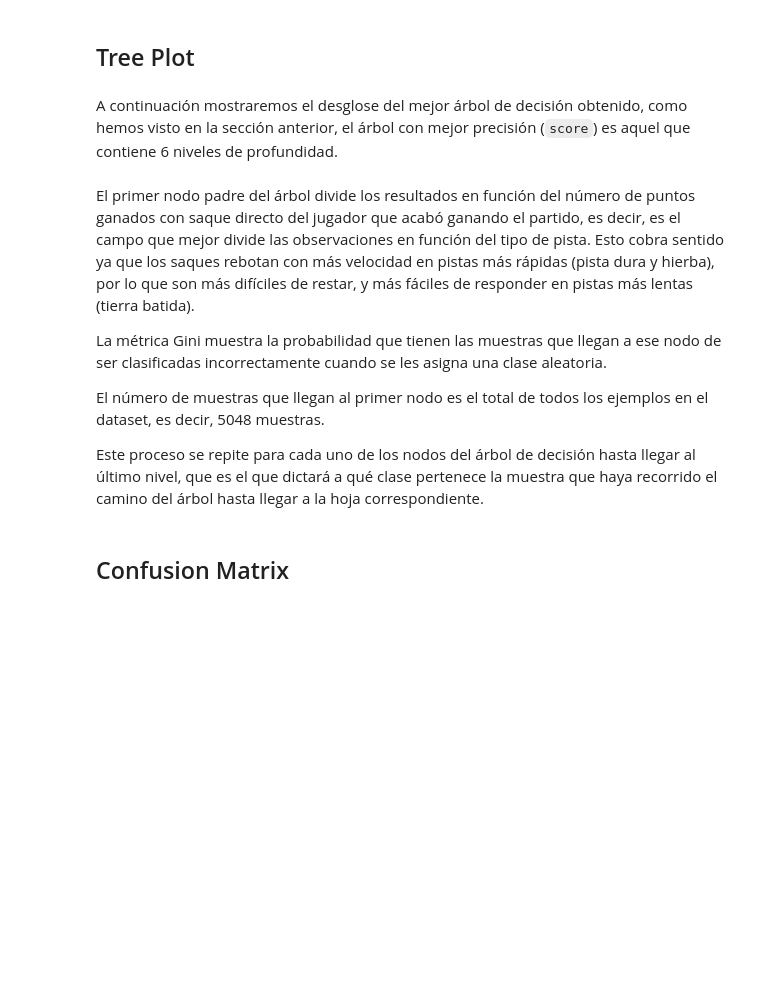
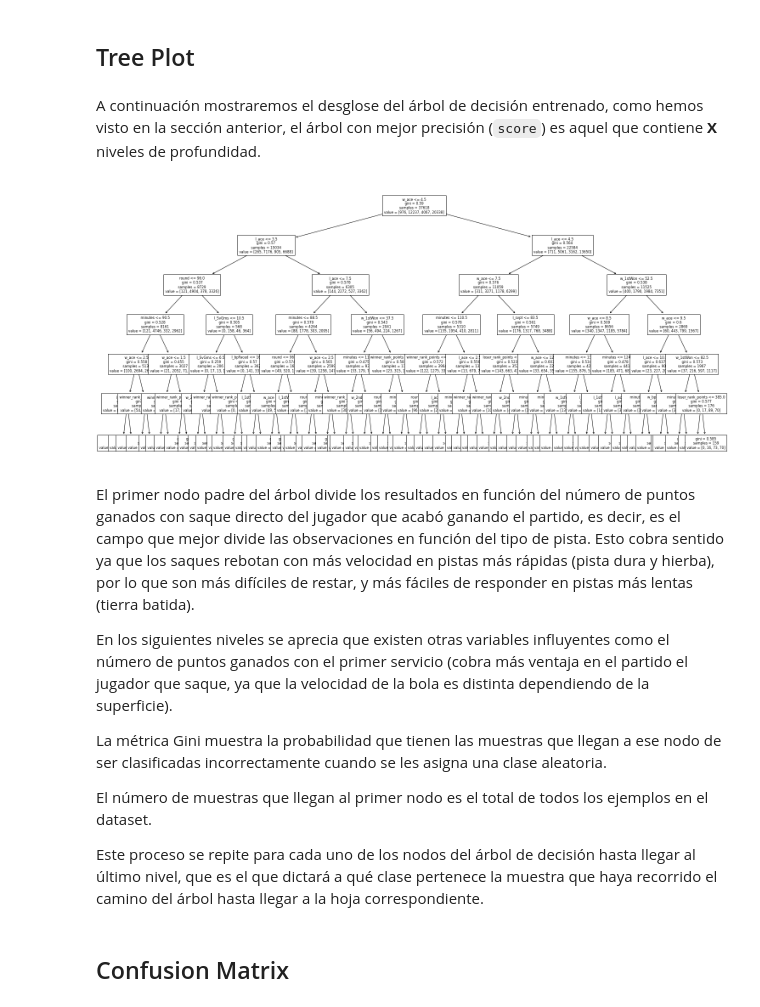
Before and after one commit to luperezsal/DM-Classification-Tree, a Jupyter notebook: Classification.ipynb, the cells around one changed output. Saved outputs shown, nothing was run; the diff lists cells and outputs as text; code cells hidden in the pictures; blank space fills up the shorter version.

```diff
--- a/Classification.ipynb
+++ b/Classification.ipynb
@@ -193,0 +239,4 @@ atp = atp.drop(columns=["surface"])
+# %%
+from imblearn.combine import SMOTEENN
+
+smoteenn = SMOTEENN(random_state = random_state)
@@ -194,3 +245,6 @@ atp = atp.drop(columns=["surface"])
+# %%
+X_testing_smoteenn, y_testing_smoteenn = smoteenn.fit_resample(X_train, y_train)
+y_testing_smoteenn.value_counts()
 # %% [markdown]
 # Decision Tree with CV
 # %% [markdown]
@@ -252,0 +408,24 @@ Done!
+# %%
+from joblib import dump, load
+
+best_model = DecisionTreeClassifier()
+
+best_method = {}
+best_method['Init'] = {}
+best_method['Init']['best_mean_accuracy'] = 0
+
+for resampling_method_name in resampling_methods:
+    resampling_method = resampling_methods[resampling_method_name]
+
+    model_name = resampling_method_name
+    best_mean_accuracy = resampling_method['best_mean_accuracy']
+    best_method_depth  = resampling_method['best_depth']
+
+    model = resampling_method['best_model']
+
+    file_name = f"{TREE_PATH}{model_name}_{best_mean_accuracy}_{best_method_depth}_{MODEL_TIMESTAMP}.joblib"
+    dump(model, file_name)
+
+    if resampling_method['best_mean_accuracy'] > list(best_method.values())[0]['best_mean_accuracy']:
+        best_method = {}
+        best_method[resampling_method_name] = resampling_method
@@ -253,3 +505,10 @@ Done!
+# %%
+best_method_name = list(best_method.keys())[0]
+X_train_sampled, y_train_sampled = do_resampling(best_method_name,
+                                                 X_train,
+                                                 y_train)
+
+best_model = best_method[best_method_name]['best_model'].fit(X_train_sampled, y_train_sampled)
 # %% [markdown]
 Gracias al `random_seed` especificado en el `cross-validation` podemos fijar que el resultado del experimento mantenga que el mejor árbol tenga como profundidad 6 niveles. Esto nos permite mantener los resultados en distintas ejecuciones y poder detallarlos.
 
@@ -259,21 +518,24 @@ En posteriores apartados analizaremos el resto de métricas, como el `recall` o
 # %% [markdown]
 ## Tree Plot
 # %% [markdown]
-A continuación mostraremos el desglose del mejor árbol de decisión obtenido, como hemos visto en la sección anterior, el árbol con mejor precisión (`score`) es aquel que contiene 6 niveles de profundidad.
+A continuación mostraremos el desglose del árbol de decisión entrenado, como hemos visto en la sección anterior, el árbol con mejor precisión (`score`) es aquel que contiene **X** niveles de profundidad.
 # %%
 plt.figure(figsize=(25,12))
-tree_plot = tree.plot_tree(best_model, fontsize=8, feature_names = atp.columns)
+tree_plot = tree.plot_tree(best_model, fontsize = 8, feature_names = X_test.columns)
 
-# Save Confusion Matrix image
 FILE_NAME = f"best_depth_{best_model.get_depth()}_tree_{MODEL_TIMESTAMP}"
 
 plt.savefig(TREE_PATH + FILE_NAME, dpi = resolution)
+# %% [output]
+[figure, added]
 # %% [markdown]
 El primer nodo padre del árbol divide los resultados en función del número de puntos ganados con saque directo del jugador que acabó ganando el partido, es decir, es el campo que mejor divide las observaciones en función del tipo de pista. Esto cobra sentido ya que los saques rebotan con más velocidad en pistas más rápidas (pista dura y hierba), por lo que son más difíciles de restar, y más fáciles de responder en pistas más lentas (tierra batida).
 
+En los siguientes niveles se aprecia que existen otras variables influyentes como el número de puntos ganados con el primer servicio (cobra más ventaja en el partido el jugador que saque, ya que la velocidad de la bola es distinta dependiendo de la superficie).
+
 La métrica Gini muestra la probabilidad que tienen las muestras que llegan a ese nodo de ser clasificadas incorrectamente cuando se les asigna una clase aleatoria.
 
-El número de muestras que llegan al primer nodo es el total de todos los ejemplos en el dataset, es decir, 5048 muestras.
+El número de muestras que llegan al primer nodo es el total de todos los ejemplos en el dataset.
 
 Este proceso se repite para cada uno de los nodos del árbol de decisión hasta llegar al último nivel, que es el que dictará a qué clase pertenece la muestra que haya recorrido el camino del árbol hasta llegar a la hoja correspondiente.
 # %% [markdown]
```
Also changed, not shown: parts of 71 cells of this notebook, 12 other files.
